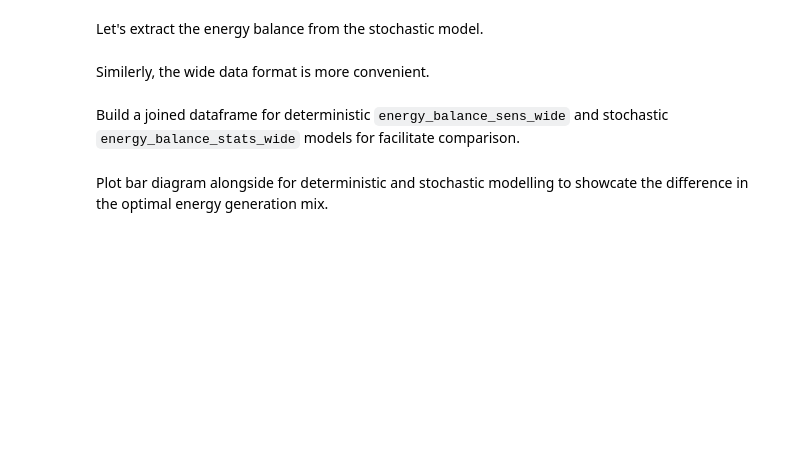
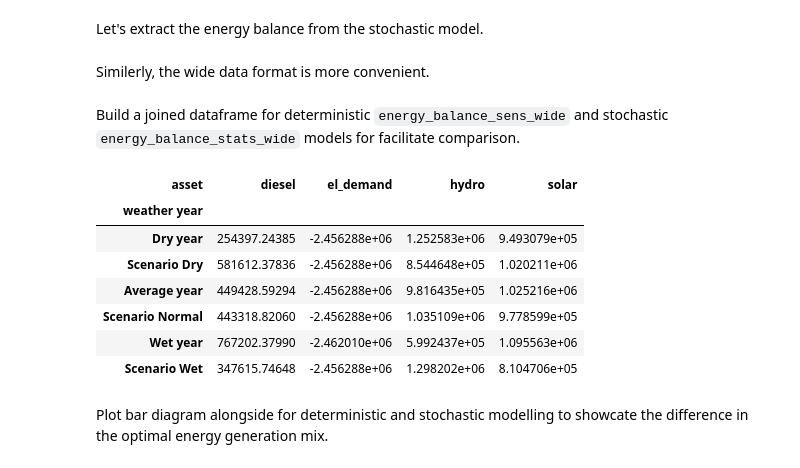
Before and after one commit to matteodefelice/energy-climate-cookbook, a Jupyter notebook: notebooks/2026.micro_grid_hydro.ipynb, the cells around one changed output. Cells and saved outputs as stored; diff of their text form; code cells hidden in the pictures; blank space fills up the shorter version.

```diff
--- a/notebooks/2026.micro_grid_hydro.ipynb
+++ b/notebooks/2026.micro_grid_hydro.ipynb
@@ -977,3 +1012,14 @@ combined_energy_balance = pd.concat(
+# %%
+combined_energy_balance
+# %% [output]
+| asset | diesel | el_demand | hydro | solar |
+| weather year |  |  |  |  |
+| Dry year | 254397.24385 | -2.456288e+06 | 1.252583e+06 | 9.493079e+05 |
+| Scenario Dry | 581612.37836 | -2.456288e+06 | 8.544648e+05 | 1.020211e+06 |
+| Average year | 449428.59294 | -2.456288e+06 | 9.816435e+05 | 1.025216e+06 |
+| Scenario Normal | 443318.82060 | -2.456288e+06 | 1.035109e+06 | 9.778599e+05 |
+| Wet year | 767202.37990 | -2.462010e+06 | 5.992437e+05 | 1.095563e+06 |
+| Scenario Wet | 347615.74648 | -2.456288e+06 | 1.298202e+06 | 8.104706e+05 |
 # %% [markdown]
 Plot bar diagram alongside for deterministic and stochastic modelling to showcate the difference in the optimal energy generation mix.
 # %%
```
Also changed, not shown: parts of 14 cells of this notebook.
